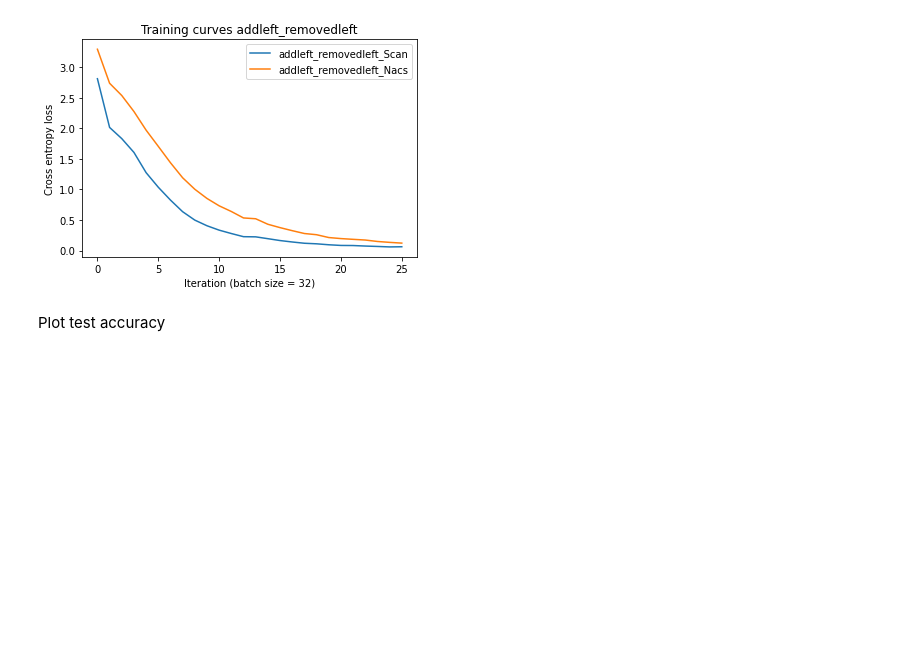
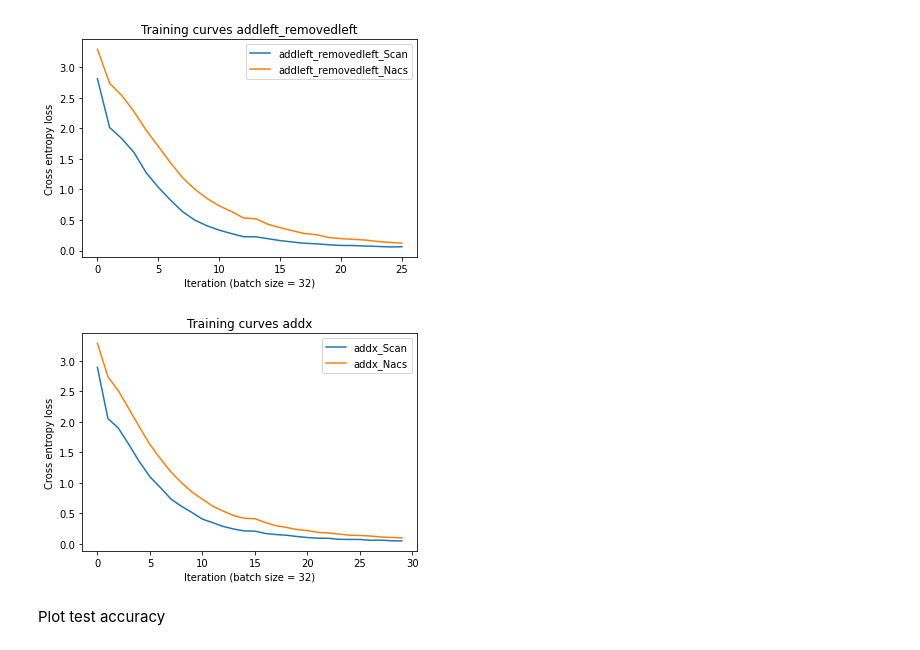
Before and after one commit to JanAthmer/Compositional-generalization-capabillity-of-Transformer, a Jupyter notebook: results.ipynb, the cells around one changed output. Saved outputs shown, nothing was run; the diff lists cells and outputs as text; code cells hidden in the pictures; blank space fills up the shorter version.

```diff
--- a/results.ipynb
+++ b/results.ipynb
@@ -57,6 +57,12 @@ addleft_removedleft_scan_losses, addleft_removedleft_scan_train, addleft_removed
 # %%
 results_path = 'C:/Users/Monneer/Documents/Scriptie/results/transformer/addleft_removedleft_nacs'
 addleft_removedleft_nacs_losses, addleft_removedleft_nacs_train, addleft_removedleft_nacs_dev, addleft_removedleft_nacs_test = load_runs(results_path,n_runs)
+# %%
+results_path = 'C:/Users/Monneer/Documents/Scriptie/results/transformer/addx_scan'
+addx_scan_losses, addx_scan_train, addx_scan_dev, addx_scan_test = load_runs(results_path,n_runs)
+# %%
+results_path = 'C:/Users/Monneer/Documents/Scriptie/results/transformer/addx_nacs'
+addx_nacs_losses, addx_nacs_train, addx_nacs_dev, addx_nacs_test = load_runs(results_path,n_runs)
 # %% [markdown]
 Plot losses
 # %%
@@ -119,6 +125,18 @@ plt.legend(['addleft_removedleft_Scan','addleft_removedleft_Nacs'])
 plt.show()
 # %% [output]
 [figure]
+# %%
+addx_scan_losses_ave = np.mean(addx_scan_losses,axis=0)
+addx_nacs_losses_ave = np.mean(addx_nacs_losses,axis=0)
+plt.plot(addx_scan_losses_ave)
+plt.plot(addx_nacs_losses_ave)
+plt.xlabel('Iteration (batch size = 32)')
+plt.ylabel('Cross entropy loss')
+plt.title('Training curves addx')
+plt.legend(['addx_Scan','addx_Nacs'])
+plt.show()
+# %% [output]
+[figure, added]
 # %% [markdown]
 Plot test accuracy
 # %%
```
Also changed, not shown: parts of 3 cells of this notebook, 39 other files.
